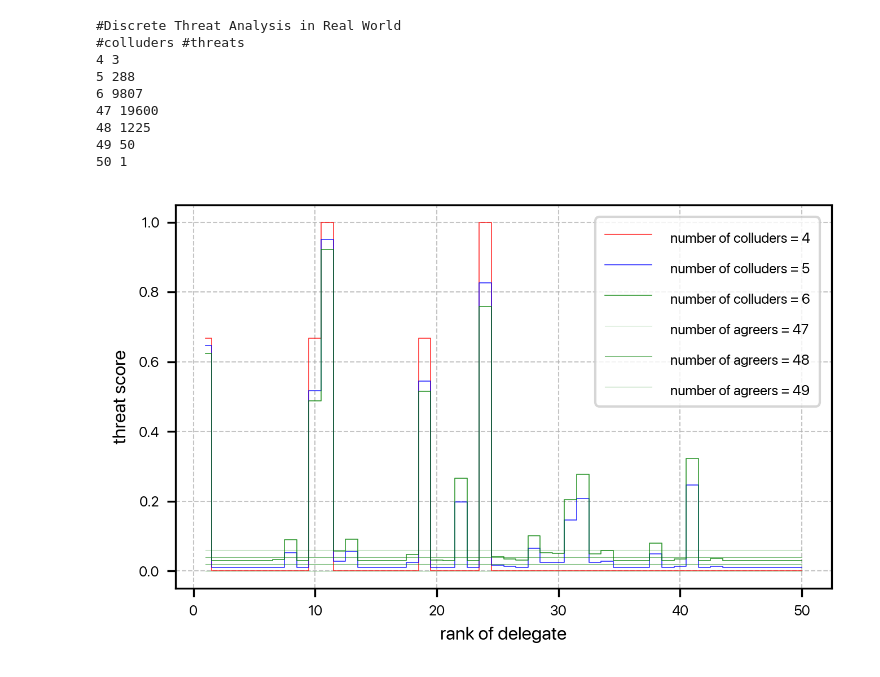
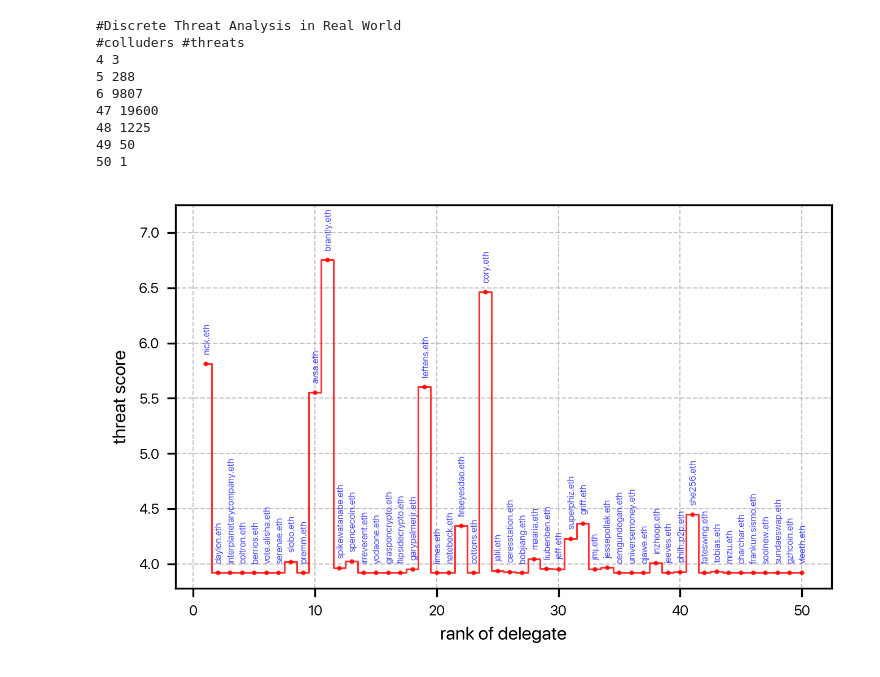
Before and after one commit to sshmatrix/dao-attacks, a Jupyter notebook: ENS/Scripts/ENS.ipynb, the cells around one changed output. Drawn from its saved outputs; the diff is of its cells as text; code cells hidden in the pictures.

Commit message:
.eth names

```diff
--- a/ENS/Scripts/ENS.ipynb
+++ b/ENS/Scripts/ENS.ipynb
@@ -99,12 +99,11 @@ lines = []
 voteCache = voteIn; percCache = percIn
 toSort = [-1 * i for i in voteIn]
 outSort = np.argsort(toSort).tolist()
-
-for i in range(0,len(voteIn)):
-    rank.append(outSort.index(i) + 1)
-    vote.append(voteIn[outSort.index(i)])
-    perc.append(percIn[outSort.index(i)])
-    name.append(nameIn[outSort.index(i)])
+for i in outSort:
+    rank.append(i + 1)
+    vote.append(voteIn[i])
+    perc.append(percIn[i])
+    name.append(nameIn[i])
 # %% [markdown]
 #### Utopia
 
@@ -217,21 +215,20 @@ for perps in [4,5,6,47,48,49,50]:
 # %%
 #%config InlineBackend.figure_format = 'svg'
 fig, ax = plt.subplots(nrows=1, ncols=1, figsize=(5,3), dpi=300)
 plt.subplot(1, 1, 1)
-plt.plot(index, hostilities[0], alpha = 0.8, color='r', linewidth=0.4, drawstyle='steps-mid')
-plt.plot(index, hostilities[1], alpha = 0.8, color='b', linewidth=0.4, drawstyle='steps-mid')
-plt.plot(index, hostilities[2], alpha = 0.8, color='g', linewidth=0.4, drawstyle='steps-mid')
-plt.plot(index, np.subtract(1,hostilities[3]), alpha = 0.4, color='g', linewidth=0.25, drawstyle='steps-mid')
-plt.plot(index, np.subtract(1,hostilities[4]), alpha = 0.5, color='g', linewidth=0.25, drawstyle='steps-mid')
-plt.plot(index, np.subtract(1,hostilities[5]), alpha = 0.6, color='g', linewidth=0.25, drawstyle='steps-mid')
-plt.plot(index, np.subtract(1,hostilities[6]), alpha = 0.7, color='g', linewidth=0.25, drawstyle='steps-mid')
+hostile = [sum(x) for x in zip(hostilities[0],hostilities[1],hostilities[2],hostilities[3],hostilities[4],hostilities[5],hostilities[6])]
+plt.plot(index, hostile, alpha = 0.8, color='r', linewidth=0.75, drawstyle='steps-mid', marker='.', markersize=2.0)
 plt.ylabel("threat score",fontproperties=font,fontsize=8)
 plt.xlabel("rank of delegate",fontproperties=font,fontsize=8)
 ax = gca(); ticks(ax,6);
 plt.grid(alpha=0.75,linestyle='--',linewidth=0.5); ax.autoscale(tight=False)
-l1 = ax.legend(['number of colluders = 4', 'number of colluders = 5', 'number of colluders = 6', 'number of agreers = 47', 'number of agreers = 48', 'number of agreers = 49'], loc='upper right', ncol=1)
-plt.setp(l1.texts, family='SF Pro', fontsize=6)
-plt.savefig(cwd + "/../Images/JPEG/Fig.jpg", dpi=300)
+ax.set_ylim(None, max(hostile) + 0.5)
+for x, y, k in zip(index, hostile, nameIn):
+    ax.annotate(str(k), (x - 0.25, y + 0.1), fontproperties=font,fontsize=4, rotation=90, color='b', alpha=0.7)
+
+#l1 = ax.legend(['number of colluders = 4', 'number of colluders = 5', 'number of colluders = 6', 'number of agreers = 47', 'number of agreers = 48', 'number of agreers = 49'], loc='upper right', ncol=1)
+#plt.setp(l1.texts, family='SF Pro', fontsize=6)
+#plt.savefig(cwd + "/../Images/JPEG/Fig.jpg", dpi=300)
 #delegates = []; hostilities = []; threats = []; attackers = []; analyses = [];
 # %% [output]
-[figure, old version]
+[figure, new version]
```
Also changed, not shown: parts of 1 cell of this notebook, 2 other files.
